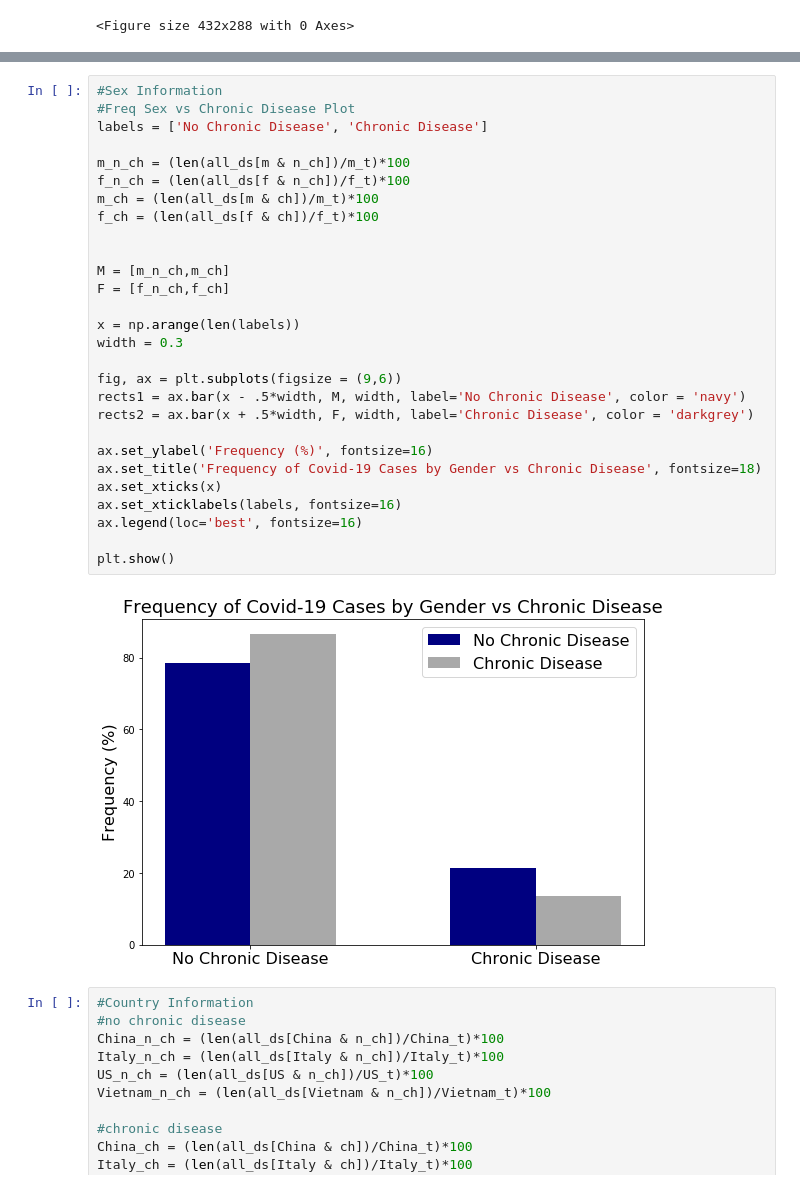
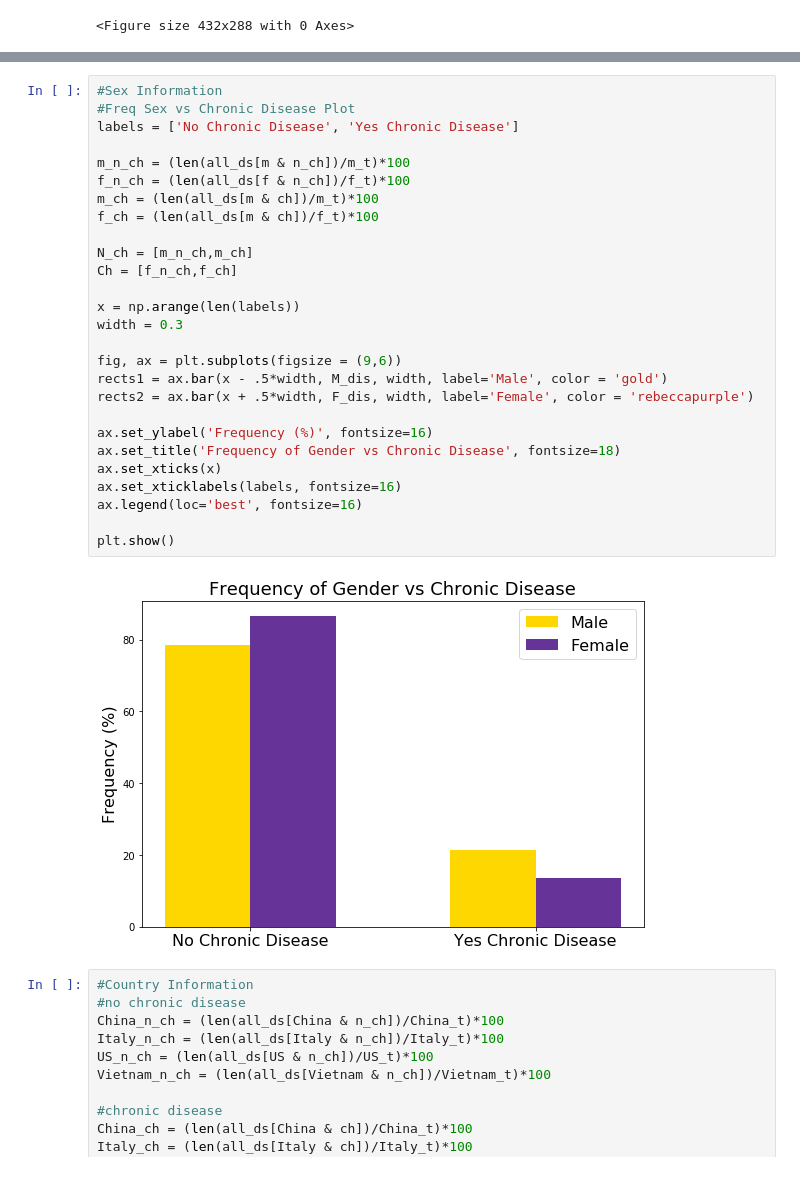
Before and after one commit to dukersss13/COVID-19-ML-Classification-Model, a Jupyter notebook: Candle.ipynb, the cells around one changed output, grey strips where cells are left out. Drawn from its saved outputs; the diff is of its cells as text.

```diff
--- a/Candle.ipynb
+++ b/Candle.ipynb
@@ -372,33 +395,32 @@ plt.show()
 # %%
 #Sex Information
 #Freq Sex vs Chronic Disease Plot
-labels = ['No Chronic Disease', 'Chronic Disease']
+labels = ['No Chronic Disease', 'Yes Chronic Disease']
 
 m_n_ch = (len(all_ds[m & n_ch])/m_t)*100
 f_n_ch = (len(all_ds[f & n_ch])/f_t)*100
 m_ch = (len(all_ds[m & ch])/m_t)*100
-f_ch = (len(all_ds[f & ch])/f_t)*100
+f_ch = (len(all_ds[m & ch])/f_t)*100
 
-
-M = [m_n_ch,m_ch]
-F = [f_n_ch,f_ch]
+N_ch = [m_n_ch,m_ch]
+Ch = [f_n_ch,f_ch]
 
 x = np.arange(len(labels))
 width = 0.3
 
 fig, ax = plt.subplots(figsize = (9,6))
-rects1 = ax.bar(x - .5*width, M, width, label='No Chronic Disease', color = 'navy')
-rects2 = ax.bar(x + .5*width, F, width, label='Chronic Disease', color = 'darkgrey')
+rects1 = ax.bar(x - .5*width, M_dis, width, label='Male', color = 'gold')
+rects2 = ax.bar(x + .5*width, F_dis, width, label='Female', color = 'rebeccapurple')
 
 ax.set_ylabel('Frequency (%)', fontsize=16)
-ax.set_title('Frequency of Covid-19 Cases by Gender vs Chronic Disease', fontsize=18)
+ax.set_title('Frequency of Gender vs Chronic Disease', fontsize=18)
 ax.set_xticks(x)
 ax.set_xticklabels(labels, fontsize=16)
 ax.legend(loc='best', fontsize=16)
 
 plt.show()
 # %% [output]
-[figure, old version]
+[figure, new version]
 # %%
 #Country Information
 #no chronic disease
```
Also changed, not shown: parts of 4 cells of this notebook.
